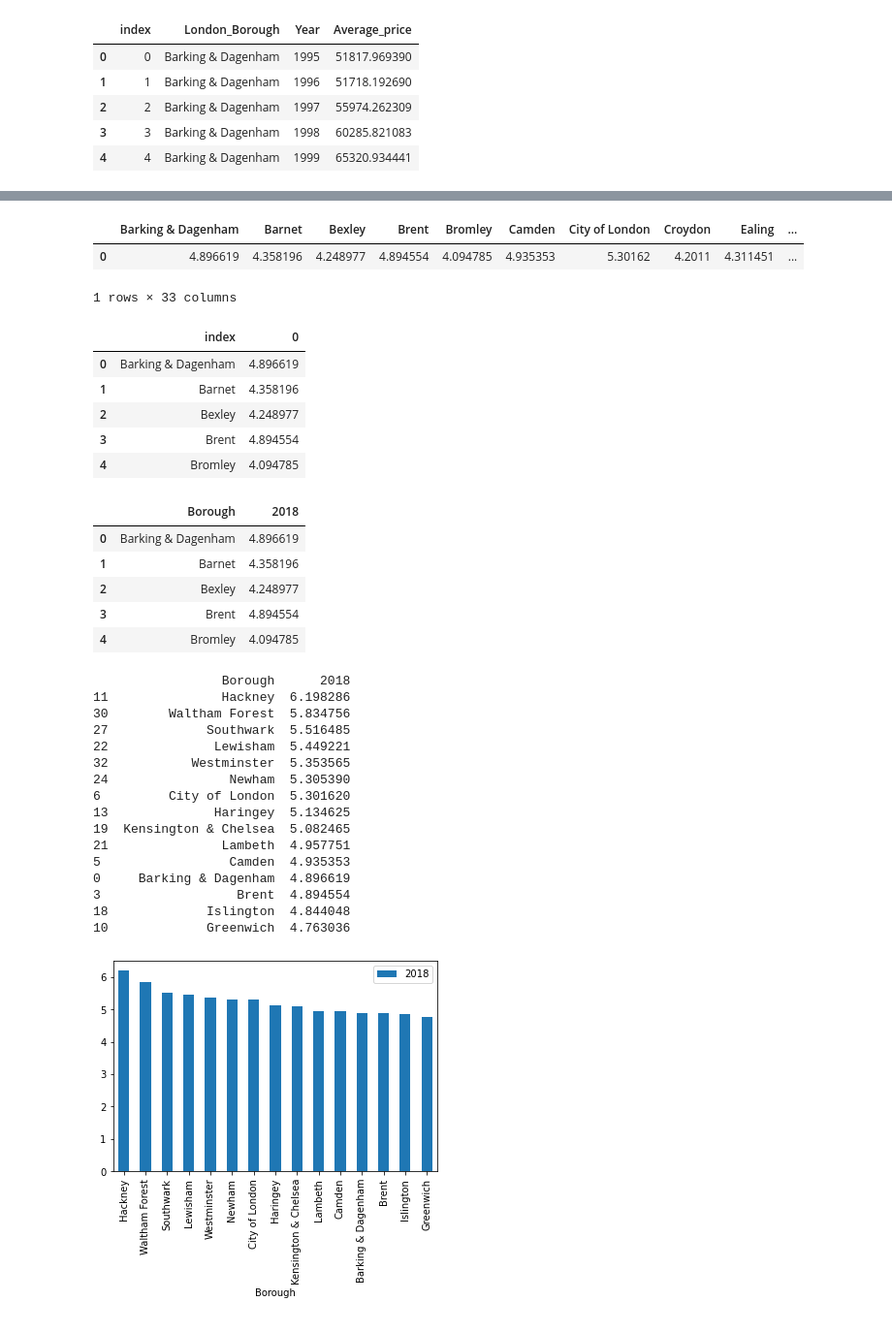
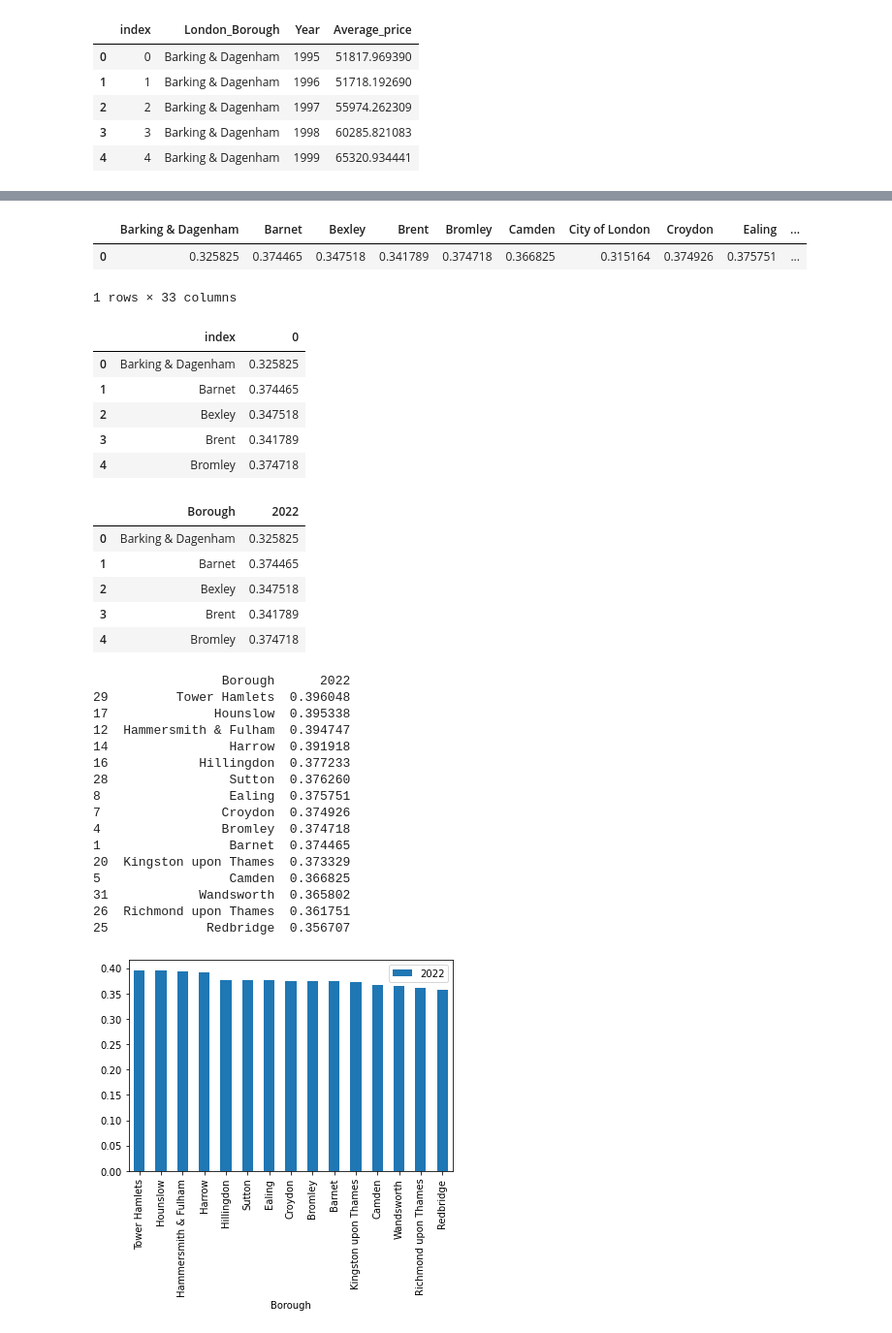
Before and after one commit to NinaDS22/DSProject1, a Jupyter notebook: LondonHousing.ipynb, the cells around one changed output, grey strips where cells are left out. Shown: that part at 97% size. Saved outputs shown, nothing was run; the diff lists cells and outputs as text; code cells hidden in the pictures.

```diff
--- a/LondonHousing.ipynb
+++ b/LondonHousing.ipynb
@@ -9,7 +9,9 @@ import random
 # %%
 # First, make a variable called url_LondonHousePrices, and assign it the following link, enclosed in quotation-marks as a string:
 # https://data.london.gov.uk/download/uk-house-price-index/70ac0766-8902-4eb5-aab5-01951aaed773/UK%20House%20price%20index.xls
-url_LondonHousePrices= "https://data.london.gov.uk/download/uk-house-price-index/70ac0766-8902-4eb5-aab5-01951aaed773/UK%20House%20price%20index.xls"
+#url_LondonHousePrices= "https://data.london.gov.uk/download/uk-house-price-index/70ac0766-8902-4eb5-aab5-01951aaed773/UK%20House%20price%20index.xls"
+
+url_LondonHousePrices = "https://data.london.gov.uk/download/uk-house-price-index/70ac0766-8902-4eb5-aab5-01951aaed773/UK%22House%22price%22index.xls"
 # %%
 # The dataset we're interested in contains the Average prices of the houses, and is actually on a particular sheet of the Excel file.
 # As a result, we need to specify the sheet name in the read_excel() method.
@@ -472,9 +474,11 @@ dfg.head()
 def create_price_ratio(d):
    # y1998 = float(d['Average_price'][d['Year']==1998])
    # y2018 = float(d['Average_price'][d['Year']==2018])
-    y1998 = float(d.loc[d['Year']==1998, 'Average_price'].iloc[0])
-    y2018 = float(d.loc[d['Year']==2018, 'Average_price'].iloc[0])
-    ratio = [y2018/y1998]
+    y2002 = float(d.loc[d['Year']==2002, 'Average_price'].iloc[0])
+    #y2018 = float(d.loc[d['Year']==2018, 'Average_price'].iloc[0])
+    y2022 = float(d.loc[d['Year']==2022, 'Average_price'].iloc[0])
+    #ratio = [y2018/y1998]
+    ratio = [y2002/y2022]
     return ratio
 # %%
 #  Test out the function by calling it with the following argument:
@@ -506,7 +510,7 @@ df_ratios = pd.DataFrame(final)
 df_ratios.head()
 # %% [output]
 |  | Barking & Dagenham | Barnet | Bexley | Brent | Bromley | Camden | City of London | Croydon | Ealing | ... |
-| 0 | 4.896619 | 4.358196 | 4.248977 | 4.894554 | 4.094785 | 4.935353 | 5.30162 | 4.2011 | 4.311451 | ... |
+| 0 | 0.325825 | 0.374465 | 0.347518 | 0.341789 | 0.374718 | 0.366825 | 0.315164 | 0.374926 | 0.375751 | ... |
 1 rows × 33 columns
 # %%
 # All we need to do now is transpose it, and reset the index!
@@ -515,48 +519,51 @@ df_ratios = df_ratios_T.reset_index()
 df_ratios.head()
 # %% [output]
 |  | index | 0 |
-| 0 | Barking & Dagenham | 4.896619 |
-| 1 | Barnet | 4.358196 |
-| 2 | Bexley | 4.248977 |
-| 3 | Brent | 4.894554 |
-| 4 | Bromley | 4.094785 |
+| 0 | Barking & Dagenham | 0.325825 |
+| 1 | Barnet | 0.374465 |
+| 2 | Bexley | 0.347518 |
+| 3 | Brent | 0.341789 |
+| 4 | Bromley | 0.374718 |
 # %%
 # Let's just rename the 'index' column as 'London_Borough', and the '0' column to '2018'.
-df_ratios.rename(columns={'index':'Borough', 0:'2018'}, inplace=True)
+#df_ratios.rename(columns={'index':'Borough', 0:'2018'}, inplace=True)
+df_ratios.rename(columns={'index':'Borough', 0:'2022'}, inplace=True)
 df_ratios.head()
 # %% [output]
-|  | Borough | 2018 |
-| 0 | Barking & Dagenham | 4.896619 |
-| 1 | Barnet | 4.358196 |
-| 2 | Bexley | 4.248977 |
-| 3 | Brent | 4.894554 |
-| 4 | Bromley | 4.094785 |
+|  | Borough | 2022 |
+| 0 | Barking & Dagenham | 0.325825 |
+| 1 | Barnet | 0.374465 |
+| 2 | Bexley | 0.347518 |
+| 3 | Brent | 0.341789 |
+| 4 | Bromley | 0.374718 |
 # %%
 # Let's sort in descending order and select the top 15 boroughs.
 # Make a variable called top15, and assign it the result of calling sort_values() on df_ratios.
-top15 = df_ratios.sort_values(by='2018',ascending=False).head(15)
+#top15 = df_ratios.sort_values(by='2018',ascending=False).head(15)
+top15 = df_ratios.sort_values(by='2022',ascending=False).head(15)
 print(top15)
 # %% [output]
-                 Borough      2018
-11               Hackney  6.198286
-30        Waltham Forest  5.834756
-27             Southwark  5.516485
-22              Lewisham  5.449221
-32           Westminster  5.353565
-24                Newham  5.305390
-6         City of London  5.301620
-13              Haringey  5.134625
-19  Kensington & Chelsea  5.082465
-21               Lambeth  4.957751
-5                 Camden  4.935353
-0     Barking & Dagenham  4.896619
-3                  Brent  4.894554
-18             Islington  4.844048
-10             Greenwich  4.763036
+                 Borough      2022
+29         Tower Hamlets  0.396048
+17              Hounslow  0.395338
+12  Hammersmith & Fulham  0.394747
+14                Harrow  0.391918
+16            Hillingdon  0.377233
+28                Sutton  0.376260
+8                 Ealing  0.375751
+7                Croydon  0.374926
+4                Bromley  0.374718
+1                 Barnet  0.374465
+20  Kingston upon Thames  0.373329
+5                 Camden  0.366825
+31            Wandsworth  0.365802
+26  Richmond upon Thames  0.361751
+25             Redbridge  0.356707
 # %%
 #Let's plot the boroughs that have seen the greatest changes in price
-ax = top15.plot(x='Borough', y='2018', kind='bar')
+#ax = top15.plot(x='Borough', y='2018', kind='bar')
+ax = top15.plot(x='Borough', y='2022', kind='bar')
 ax.set_xticklabels(top15.Borough)
 plt.show()
 # %% [output]
-[figure, old version]
+[figure, new version]
```
Also changed, not shown: parts of 4 cells of this notebook.
